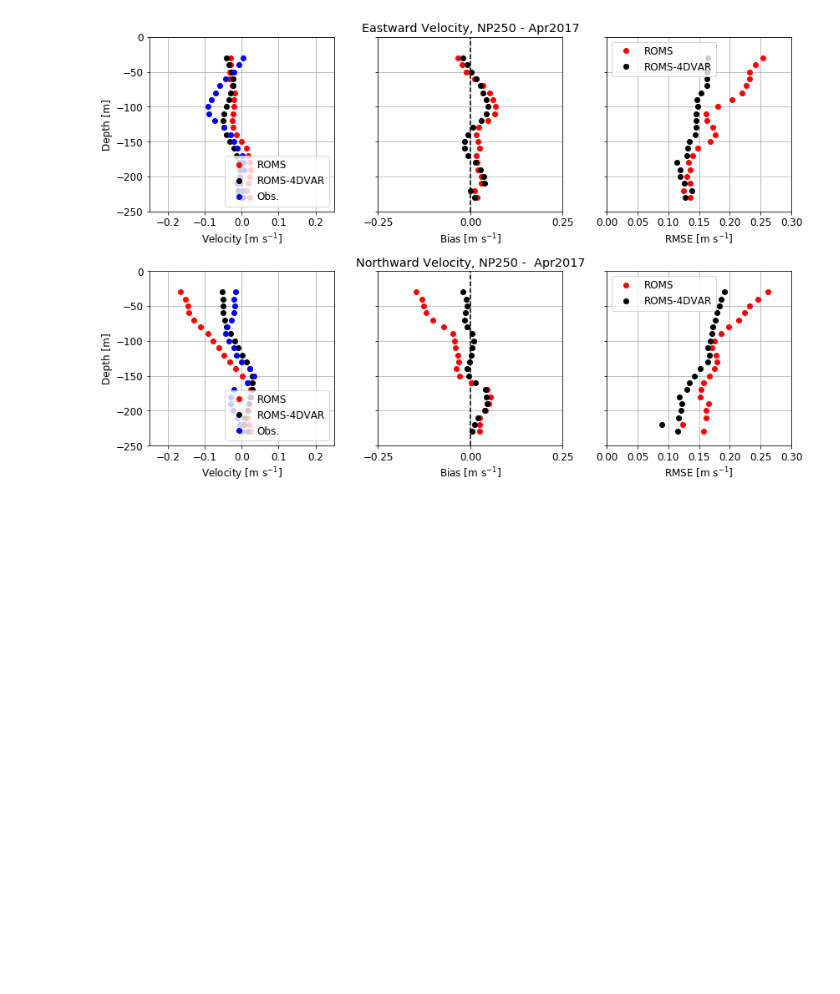
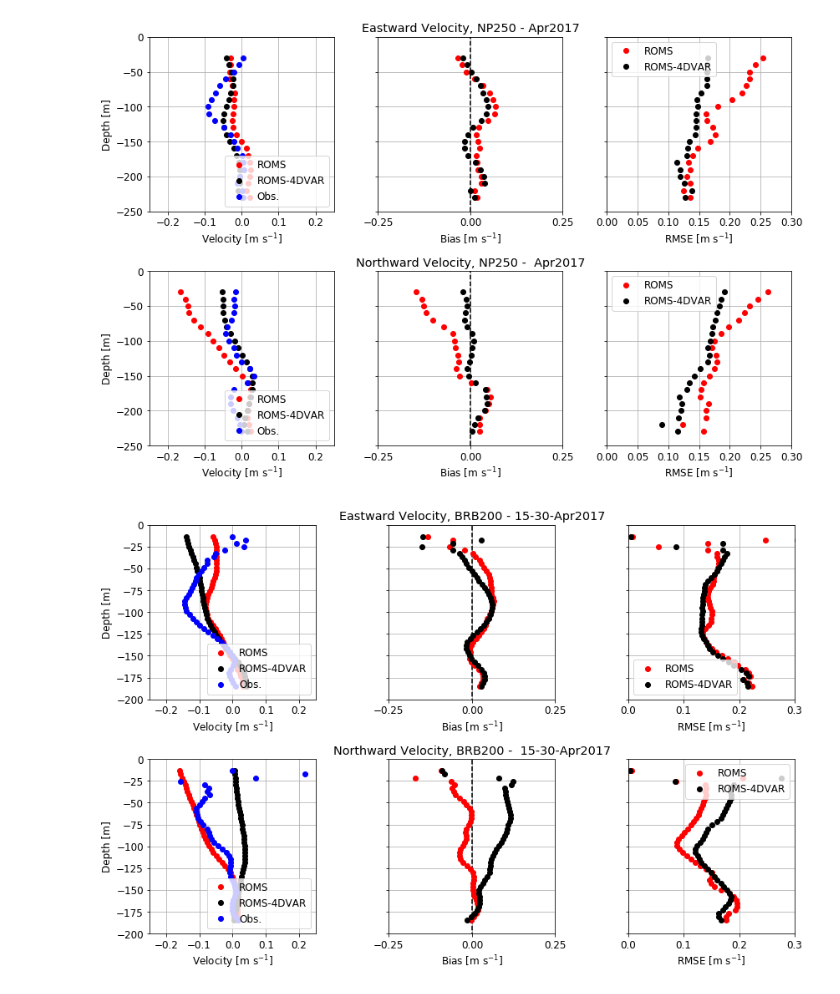
Before and after one commit to mrayson/roms_4dvar_browsebasin, a Jupyter notebook: NOTEBOOKS/compare_monthly_insitu_uvT.ipynb, the cells around one changed output. Cells and saved outputs as stored; diff of their text form; code cells hidden in the pictures; blank space fills up the shorter version.

```diff
--- a/NOTEBOOKS/compare_monthly_insitu_uvT.ipynb
+++ b/NOTEBOOKS/compare_monthly_insitu_uvT.ipynb
@@ -257,13 +335,7 @@ plt.savefig(outfile, dpi=150)
 # %%
-def load_velocity_mo(romsfile,  roms4dvarfile, obsvar, romsvar, t1, t2):
-    uvfile = '../DATA/UWA_KISSME_SP250_fixedheight_uv.nc'
+def load_velocity_mo(romsfile,  roms4dvarfile, obsvar, romsvar, t1, t2, loadfunc, resample=True):
 
-    dso = xr.open_dataset(uvfile)
-    dso
-    Uobsraw = om.OceanMooring(dso.time.values, dso[obsvar].values, dso.depth.values)
-    zobs = -Uobsraw.Z
-    xyin = np.array([dso.X, dso.Y])
-
+    Uobsraw, zobs, xyin = loadfunc(obsvar)
     # Load the file w/out DA
     Umod = load_roms(romsfile, romsvar, zobs)
     Umod_da = load_roms(roms4dvarfile, romsvar, zobs)
@@ -271,7 +343,9 @@ def load_velocity_mo(romsfile,  roms4dvarfile, obsvar, romsvar, t1, t2):
     dt = (Umod.t[1] - Umod.t[0]).astype('timedelta64[s]').astype(float)
 
     # #Tobsraw = om.from_netcdf(Tfile, 'TEMP', group=None).clip(t1,t2)
-    Uobs = Uobsraw.clip(t1,t2).resample(dt,ndt=1)
+    Uobs = Uobsraw.clip(t1,t2)
+    if resample:
+        Uobs=Uobs.resample(dt,ndt=1)
 
 
     mo_U = ModVsObs(Umod.t, Umod.y, Uobs.t, Uobs.y, \
@@ -339,3 +413,31 @@ plt.savefig(outfile, dpi=150)
 # plt.savefig(outfile, dpi=150)
 # %% [output]
 [figure]
+# %%
+sitename = 'BRB200'
+
+roms4dvarfile = '../DATA/ROMS_4DVAR_station_{}.nc'.format(sitename)#Tfile = '../DATA/UWA_KISSME_SP250_fixedheight_T.nc'
+romsfile = '../DATA/ROMS_NL_station_{}.nc'.format(sitename)#Tfile = '../DATA/UWA_KISSME_SP250_fixedheight_T.nc'
+
+#t1,t2 = np.datetime64('2017-04-01 00:00:00'),np.datetime64('2017-04-15 00:00:00')
+#mydatestr = '1-15-Apr2017'
+
+t1,t2 = np.datetime64('2017-04-15 00:00:00'),np.datetime64('2017-05-01 00:00:00')
+mydatestr = '15-30-Apr2017'
+
+mo_U, mo_U_da = load_velocity_mo(romsfile,roms4dvarfile, 'u', 'u_eastward', t1,t2, load_uv_BRB200)
+mo_V, mo_V_da = load_velocity_mo(romsfile,roms4dvarfile, 'v', 'v_northward', t1,t2, load_uv_BRB200)
+
+# ####
+plt.figure(figsize=(12,8))
+titlestr = 'Eastward Velocity, {} - {}'.format(sitename, mydatestr.strip(' '))
+plot_da_uv(mo_U, mo_U_da, titlestr, nrows=2, startrow=0, ymin=-200)
+
+#plt.figure(figsize=(12,4))
+titlestr = 'Northward Velocity, {} -  {}'.format(sitename, mydatestr.strip(' '))
+plot_da_uv(mo_V, mo_V_da, titlestr, nrows=2, startrow=1, ymin=-200)
+
+outfile = '../FIGURES/InSitu_UV_validation_4Dvar_{}_{}.png'.format(sitename, mydatestr.strip(' '))
+plt.savefig(outfile, dpi=150)
+# %% [output]
+[figure, added]
```
Also changed, not shown: parts of 8 cells of this notebook, 8 other files.
